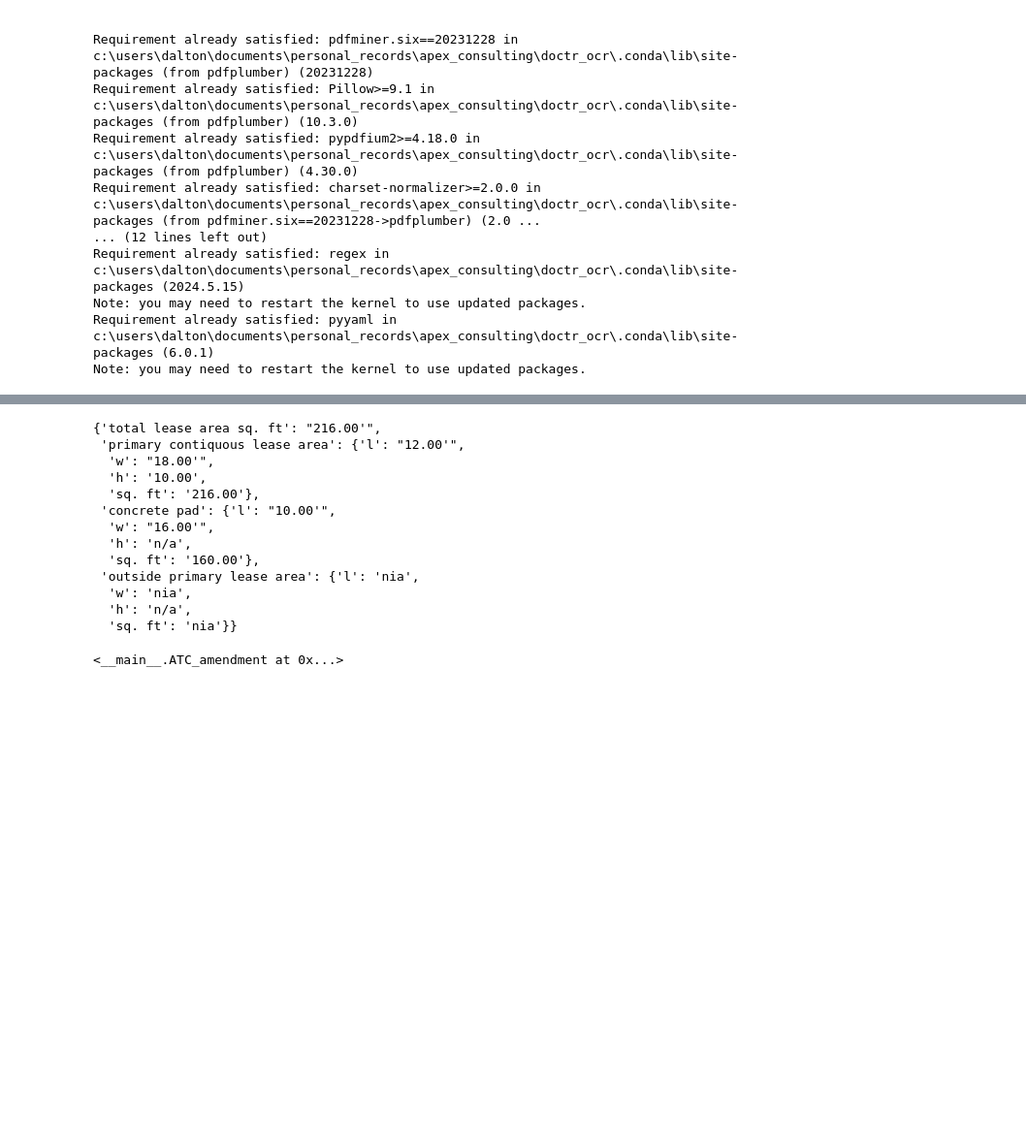
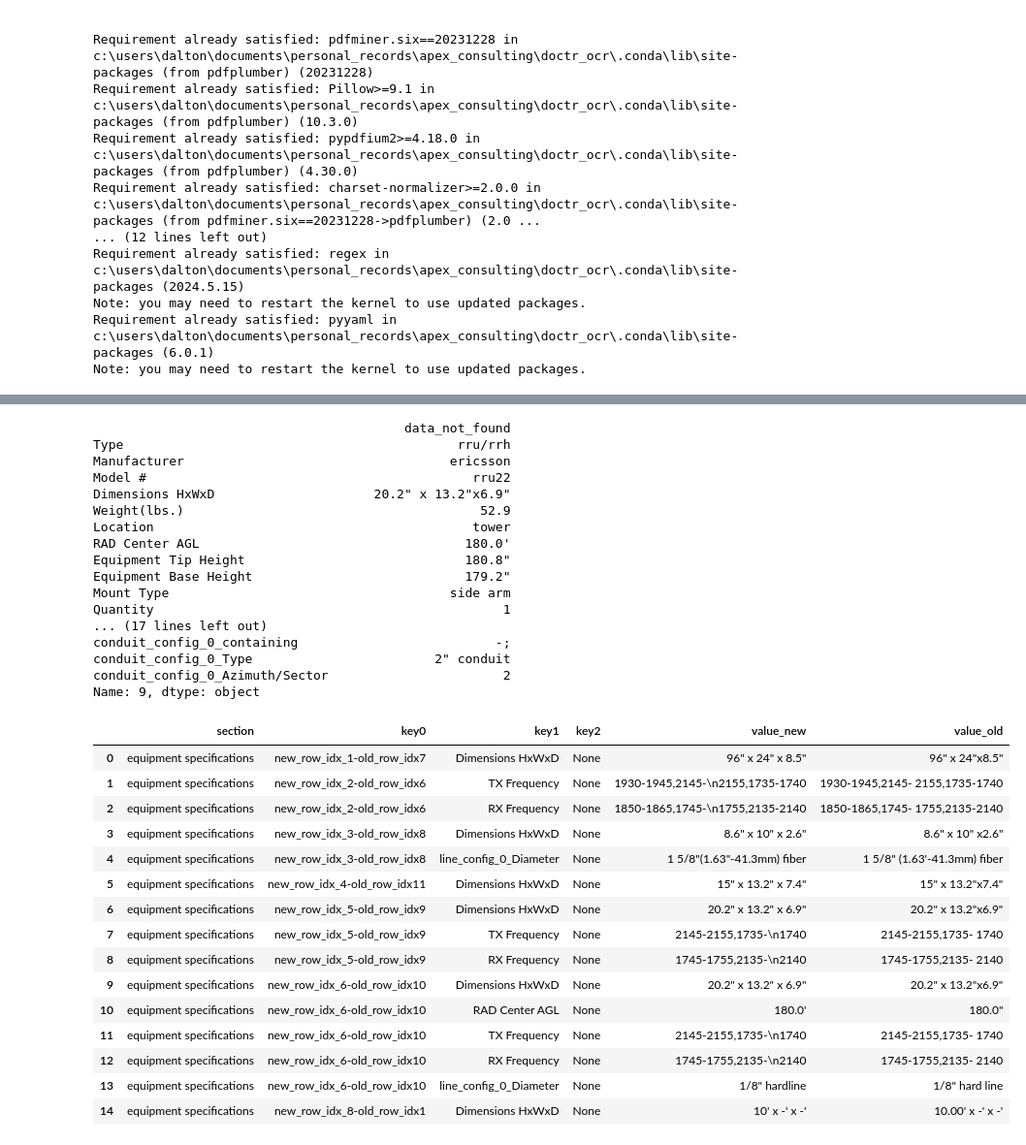
Before and after one commit to daltondm/OCR_for_telecommunications_quality_assurance, a Jupyter notebook: full_ocr_and_pdf_data_extraction_process.ipynb, the cells around one changed output, grey strips where cells are left out. Shown at 97% size. Drawn from its saved outputs; the diff is of its cells as text; code cells hidden in the pictures; blank space fills up the shorter version.

Commit message:
completed first pass of compare_data method. Looks mostly good, need to address some mistaken errors and mismatched data keys

```diff
--- a/full_ocr_and_pdf_data_extraction_process.ipynb
+++ b/full_ocr_and_pdf_data_extraction_process.ipynb
@@ -1277,20 +1338,24 @@ old_exhibit.sections['ground space requirements']['data']
 # old_exhibit.sections['backup power requirements']['data']
 # old_exhibit.sections['utility requirements']['data']
 # old_exhibit.sections['transmitter & receiver specifications']['data']
-# old_exhibit.sections['equipment specifications']['data'].iloc[8]
+old_exhibit.sections['equipment specifications']['data'].iloc[9]
 # %% [output]
-{'total lease area sq. ft': "216.00'",
- 'primary contiquous lease area': {'l': "12.00'",
-  'w': "18.00'",
-  'h': '10.00',
-  'sq. ft': '216.00'},
- 'concrete pad': {'l': "10.00'",
-  'w': "16.00'",
-  'h': 'n/a',
-  'sq. ft': '160.00'},
- 'outside primary lease area': {'l': 'nia',
-  'w': 'nia',
-  'h': 'n/a',
-  'sq. ft': 'nia'}}
+                                         data_not_found
+Type                                            rru/rrh
+Manufacturer                                   ericsson
+Model #                                           rru22
+Dimensions HxWxD                     20.2" x 13.2"x6.9"
+Weight(lbs.)                                       52.9
+Location                                          tower
+RAD Center AGL                                   180.0'
+Equipment Tip Height                             180.8"
+Equipment Base Height                            179.2"
+Mount Type                                     side arm
+Quantity                                              1
+... (17 lines left out)
+conduit_config_0_containing                          -;
+conduit_config_0_Type                        2" conduit
+conduit_config_0_Azimuth/Sector                       2
+Name: 9, dtype: object
 # %%
 data_comp = version_comparison(new_exhibit, old_exhibit)
@@ -1297,4 +1363,19 @@ data_comp = version_comparison(new_exhibit, old_exhibit)
 # %%
-data_comp.old_version
+data_comp.possible_errors
 # %% [output]
-<__main__.ATC_amendment at 0x...>
+|  | section | key0 | key1 | key2 | value_new | value_old |
+| 0 | equipment specifications | new_row_idx_1-old_row_idx7 | Dimensions HxWxD | None | 96" x 24" x 8.5" | 96" x 24"x8.5" |
+| 1 | equipment specifications | new_row_idx_2-old_row_idx6 | TX Frequency | None | 1930-1945,2145-\n2155,1735-1740 | 1930-1945,2145- 2155,1735-1740 |
+| 2 | equipment specifications | new_row_idx_2-old_row_idx6 | RX Frequency | None | 1850-1865,1745-\n1755,2135-2140 | 1850-1865,1745- 1755,2135-2140 |
+| 3 | equipment specifications | new_row_idx_3-old_row_idx8 | Dimensions HxWxD | None | 8.6" x 10" x 2.6" | 8.6" x 10" x2.6" |
+| 4 | equipment specifications | new_row_idx_3-old_row_idx8 | line_config_0_Diameter | None | 1 5/8"(1.63"-41.3mm) fiber | 1 5/8" (1.63'-41.3mm) fiber |
+| 5 | equipment specifications | new_row_idx_4-old_row_idx11 | Dimensions HxWxD | None | 15" x 13.2" x 7.4" | 15" x 13.2"x7.4" |
+| 6 | equipment specifications | new_row_idx_5-old_row_idx9 | Dimensions HxWxD | None | 20.2" x 13.2" x 6.9" | 20.2" x 13.2"x6.9" |
+| 7 | equipment specifications | new_row_idx_5-old_row_idx9 | TX Frequency | None | 2145-2155,1735-\n1740 | 2145-2155,1735- 1740 |
+| 8 | equipment specifications | new_row_idx_5-old_row_idx9 | RX Frequency | None | 1745-1755,2135-\n2140 | 1745-1755,2135- 2140 |
+| 9 | equipment specifications | new_row_idx_6-old_row_idx10 | Dimensions HxWxD | None | 20.2" x 13.2" x 6.9" | 20.2" x 13.2"x6.9" |
+| 10 | equipment specifications | new_row_idx_6-old_row_idx10 | RAD Center AGL | None | 180.0' | 180.0" |
+| 11 | equipment specifications | new_row_idx_6-old_row_idx10 | TX Frequency | None | 2145-2155,1735-\n1740 | 2145-2155,1735- 1740 |
+| 12 | equipment specifications | new_row_idx_6-old_row_idx10 | RX Frequency | None | 1745-1755,2135-\n2140 | 1745-1755,2135- 2140 |
+| 13 | equipment specifications | new_row_idx_6-old_row_idx10 | line_config_0_Diameter | None | 1/8" hardline | 1/8" hard line |
+| 14 | equipment specifications | new_row_idx_8-old_row_idx1 | Dimensions HxWxD | None | 10' x -' x -' | 10.00' x -' x -' |
```
Also changed, not shown: parts of 7 cells of this notebook.
